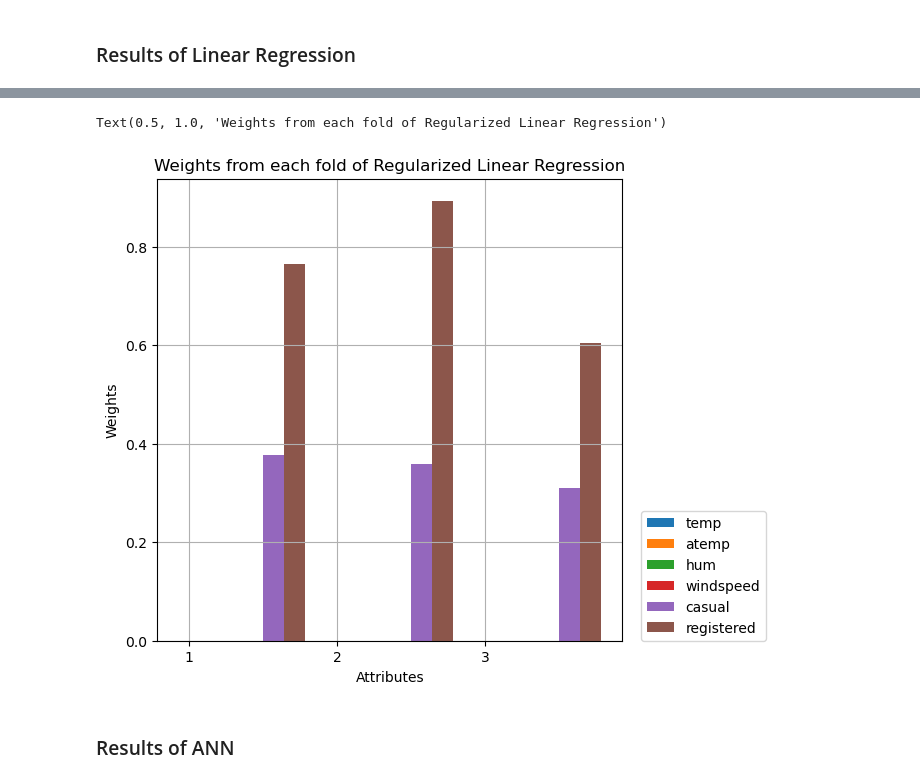
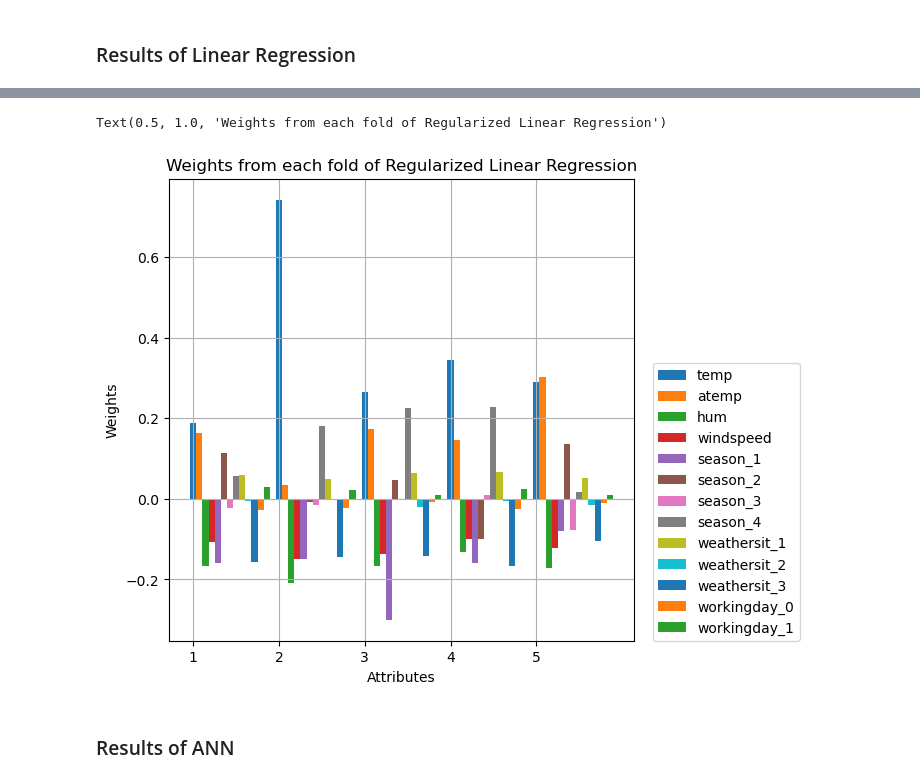
Before and after one commit to yufanana/MachineLearning02450, a Jupyter notebook: Scripts/project2_regression_main.ipynb, the cells around one changed output, grey strips where cells are left out. Cells and saved outputs as stored; diff of their text form; code cells hidden in the pictures.

```diff
--- a/Scripts/project2_regression_main.ipynb
+++ b/Scripts/project2_regression_main.ipynb
@@ -56,13 +89,16 @@ std cnt:  0.9999999999999999
 # %% [markdown]
 ### Set 'cnt' as target variable
 # %%
-cnt_col = attributeNames.index("cnt")
 # Split dataset into features and target vector
-y = X[:,cnt_col]
-X = X[:,0:cnt_col]
+cnt_col = attribute_names.index("cnt")
+y = data[:,cnt_col]
+X = np.delete(data,cnt_col,axis=1)
+attribute_names.pop(cnt_col)
 N, M = X.shape
 
 # Add offset attribute
 X = np.concatenate((np.ones((X.shape[0],1)),X),1)
-attributeNames = [u'Offset']+attributeNames
+attribute_names = [u'Offset']+attribute_names
 M = M+1
+
+print("N: {}, M: {} (including offset)".format(N,M))
@@ -101,7 +156,7 @@ Sequential(
 ### Cross Validation
 # %%
 # Cross validation
-K = 3
+K = 5
 CV = model_selection.KFold(K, shuffle=False)
 
 # Initialize variables
@@ -130,7 +185,7 @@ color_list = ['tab:orange', 'tab:green', 'tab:purple', 'tab:brown', 'tab:pink',
 
 for k, (train_index, test_index) in enumerate(CV.split(X,y)):
     print('\nCrossvalidation fold: {0}/{1}'.format(k+1,K))
-    internal_cross_validation = 3
+    internal_cross_validation = 5
 
     ############################### Lingear Regression ###############################
     # Extract training and test set for current CV fold
@@ -166,7 +221,7 @@ for k, (train_index, test_index) in enumerate(CV.split(X,y)):
     Error_test_rlr[k] = np.square(y_test-X_test @ w_rlr[:,k]).sum(axis=0)/y_test.shape[0]
 
     # Estimate weights for unregularized linear regression, on entire training set
-    w_noreg[:,k] = np.linalg.solve(XtX,Xty).squeeze()
+#     w_noreg[:,k] = np.linalg.solve(XtX,Xty).squeeze()
 
     # Compute mean squared error without regularization
     Error_train[k] = np.square(y_train-X_train @ w_noreg[:,k]).sum(axis=0)/y_train.shape[0]
@@ -288,21 +343,21 @@ Regularized linear regression:
 # %%
 # Bar plot of RLR weights
-weights = [1,2,3,4,5,6]      # skip offset
+weights = range(1,M)      # skip offset
 bw = 1.0/(len(weights)+1)
 r = np.arange(1,K+1)
 
 plt.figure(figsize=(6,6), num=3)
 for i in weights:
     plt.bar(r+i*bw, w_rlr[i,:], width=bw)
 plt.xticks(r+bw, range(1,K+1))
 plt.xlabel('Attributes')
 plt.ylabel('Weights')
-plt.legend(attributeNames[1:M+1], loc=(1.04, 0))
+plt.legend(attribute_names[1:M+1], loc=(1.04, 0))
 plt.grid()
 plt.title('Weights from each fold of Regularized Linear Regression')
 # %% [output]
 Text(0.5, 1.0, 'Weights from each fold of Regularized Linear Regression')
-[figure, old version]
+[figure, new version]
 # %% [markdown]
 ### Results of ANN
 # %%
```
Also changed, not shown: parts of 13 cells of this notebook.
